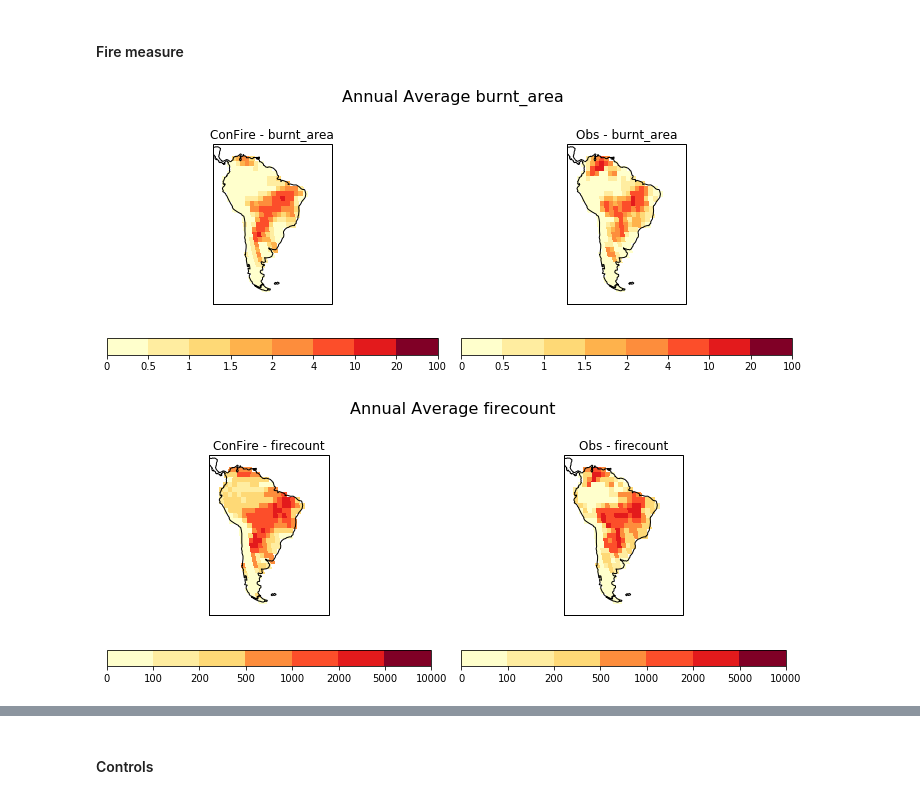
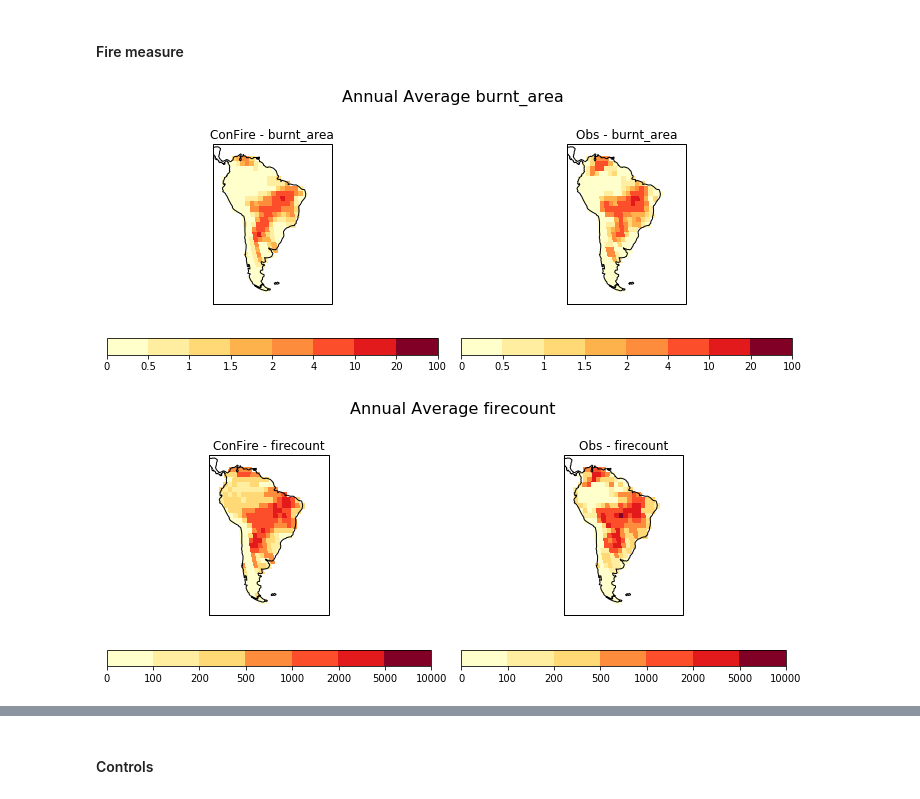
Before and after one commit to douglask3/amazon_fires, a Jupyter notebook: optimise_run_model/make_model_output.ipynb, the cells around one changed output, grey strips where cells are left out. Saved outputs shown, nothing was run; the diff lists cells and outputs as text; code cells hidden in the pictures.

```diff
--- a/optimise_run_model/make_model_output.ipynb
+++ b/optimise_run_model/make_model_output.ipynb
@@ -419,33 +419,33 @@ models = [ConFIRE(input_data, param.loc[param["sigma"].idxmin()], exponate) for
 # %%
 
 levels_var = [[0, 0.5, 1, 1.5, 2, 4, 10, 20, 100], [0, 100, 200, 500, 1000, 2000, 5000, 10000]]
 scales = [100, 1]
 def plot_fire_month(mnths = None, nmth_ys = 12):
     for model, variable, level, scale in zip(models, variables, levels_var, scales):
         plt.figure(figsize = (10, 7.5))
         if mnths is None: mnths = np.arange(0, 12*15)
 
         sim = model.burnt_area[mnths].collapsed('time', iris.analysis.MEAN)
         sim.long_name = "ConFire - " + variable
         sim.data = sim.data * nmth_ys * scale
 
         plot_lonely_cube(sim, 2, 2, 1, levels = level, cmap = "brewer_YlOrRd_09")
 
         #gfed = iris.load_cube('../outputs/amazon_region/burnt_area-GFED4s_2.5degree_2000-2016.nc')
-        mod = input_data[variable].collapsed('time', iris.analysis.MEAN)*12 * scale
-        mod.long_name = "Obs - " + variable
-        plot_lonely_cube(mod, 2, 2, 2, levels = level, cmap = "brewer_YlOrRd_09")
+        obs = input_data[variable][mnths].collapsed('time', iris.analysis.MEAN)*nmth_ys * scale
+        obs.long_name = "Obs - " + variable
+        plot_lonely_cube(obs, 2, 2, 2, levels = level, cmap = "brewer_YlOrRd_09")
 
         plt.subplots_adjust(top=0.88)
         plt.suptitle("Annual Average " + variable, fontsize=16)
         plt.subplots_adjust(top=0.88)
 
         if fig:
             plt.savefig(dir_fig + variable + '.png')
 
 plot_fire_month()
 # %% [output]
-[figure, old version]
+[figure, new version]
 [figure]
 # %%
 fire_Season = np.array([7, 8, 9])
```
Also changed, not shown: parts of 1 cell of this notebook.
